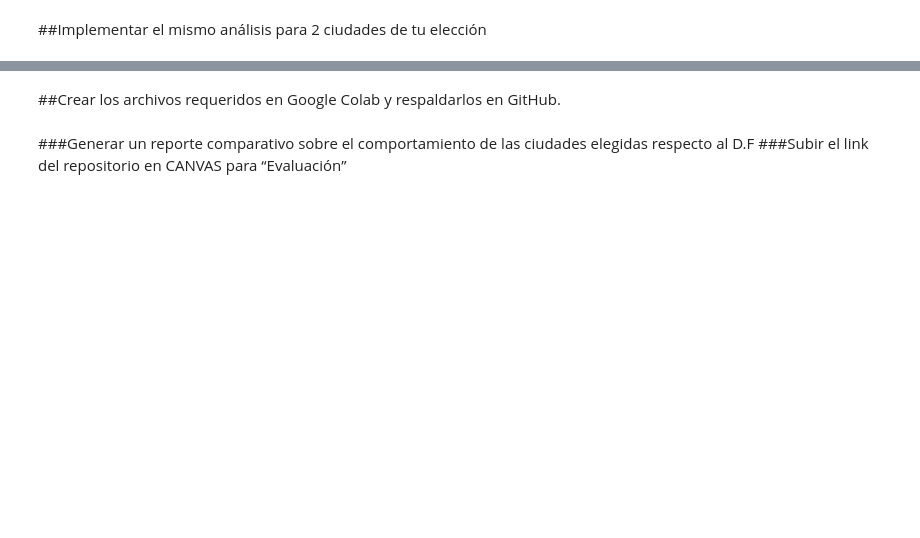
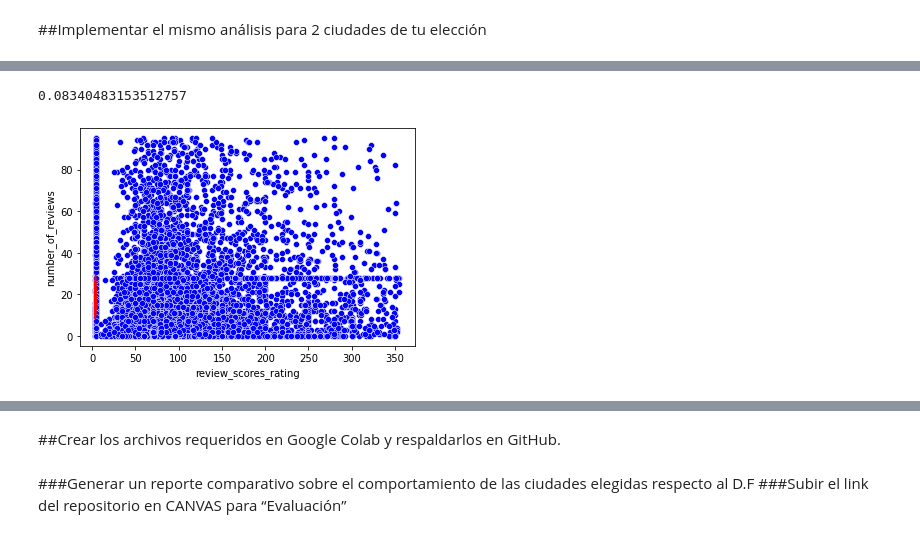
Before and after one commit to Tony-Jaime02/Actividad-1, a Jupyter notebook: Actividad1_Regresion.ipynb, the cells around one changed output, grey strips where cells are left out. Saved outputs shown, nothing was run; the diff lists cells and outputs as text; code cells hidden in the pictures; blank space fills up the shorter version.

```diff
--- a/Actividad1_Regresion.ipynb
+++ b/Actividad1_Regresion.ipynb
@@ -552,0 +704,22 @@ correlacion(dfMexicoS)
+# %%
+def regresionMult(df, varsPred):
+    columnas = ['host_acceptance_rate','review_scores_rating','price','review_scores_cleanliness','availability_365','review_scores_communication']
+
+    varDep = df['number_of_reviews']
+    varsInd = df[columnas]
+
+    model= LinearRegression()
+    model.fit(X=varsInd, y=varDep)
+
+    print(model.score(varsInd,varDep))
+
+    y_pred= model.predict(X=df[columnas])
+
+    for i in varsPred:
+        sns.scatterplot(x=i, y='number_of_reviews', color="blue", data=df)
+    sns.lineplot(x=df[varsPred[0]], y=y_pred, color="red", data=df)
+# %%
+regresionMult(dfBerlinE, ['review_scores_rating', 'price'])
+# %% [output]
+0.08340483153512757
+[figure, added]
```
Also changed, not shown: parts of 37 cells of this notebook.
